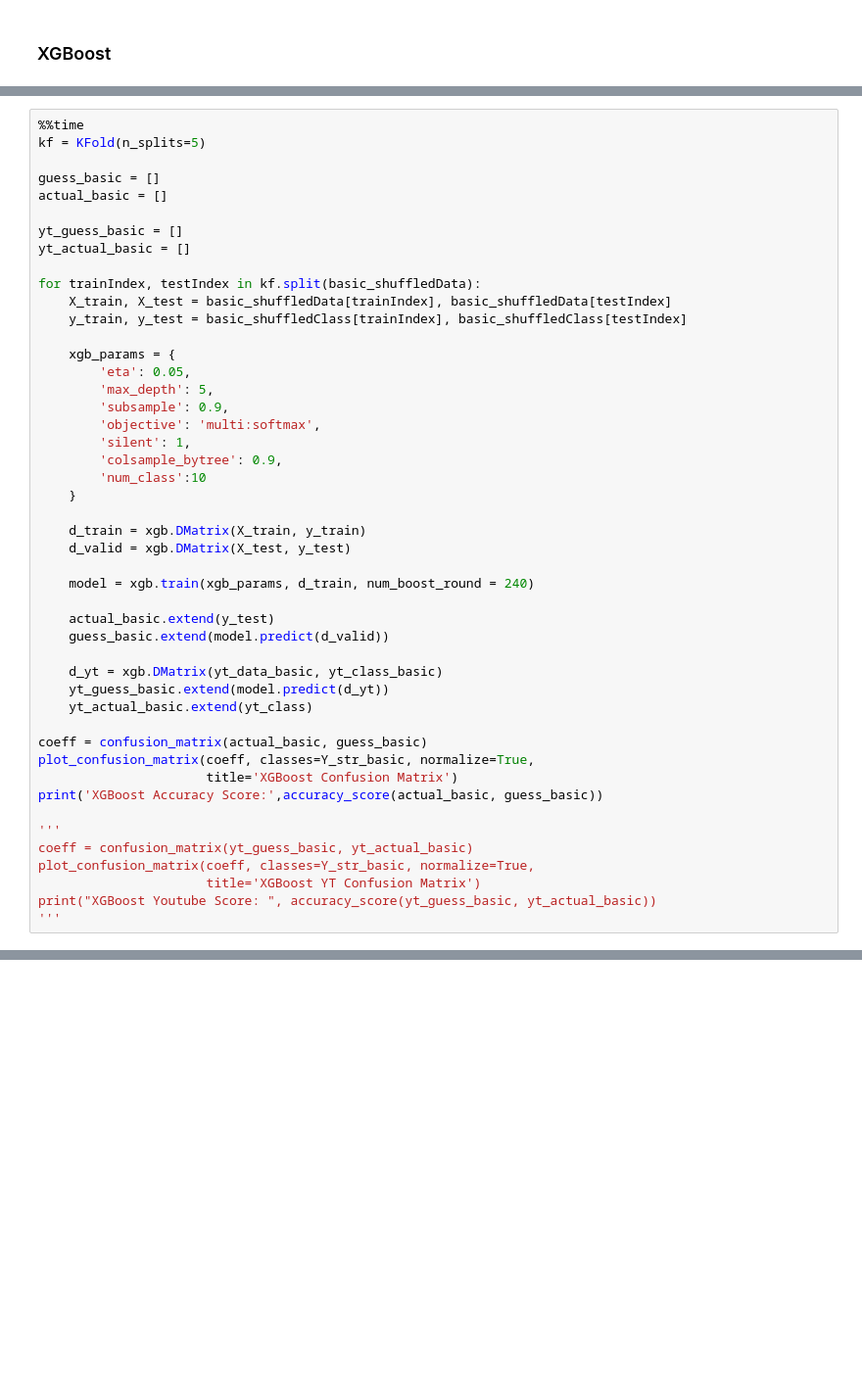
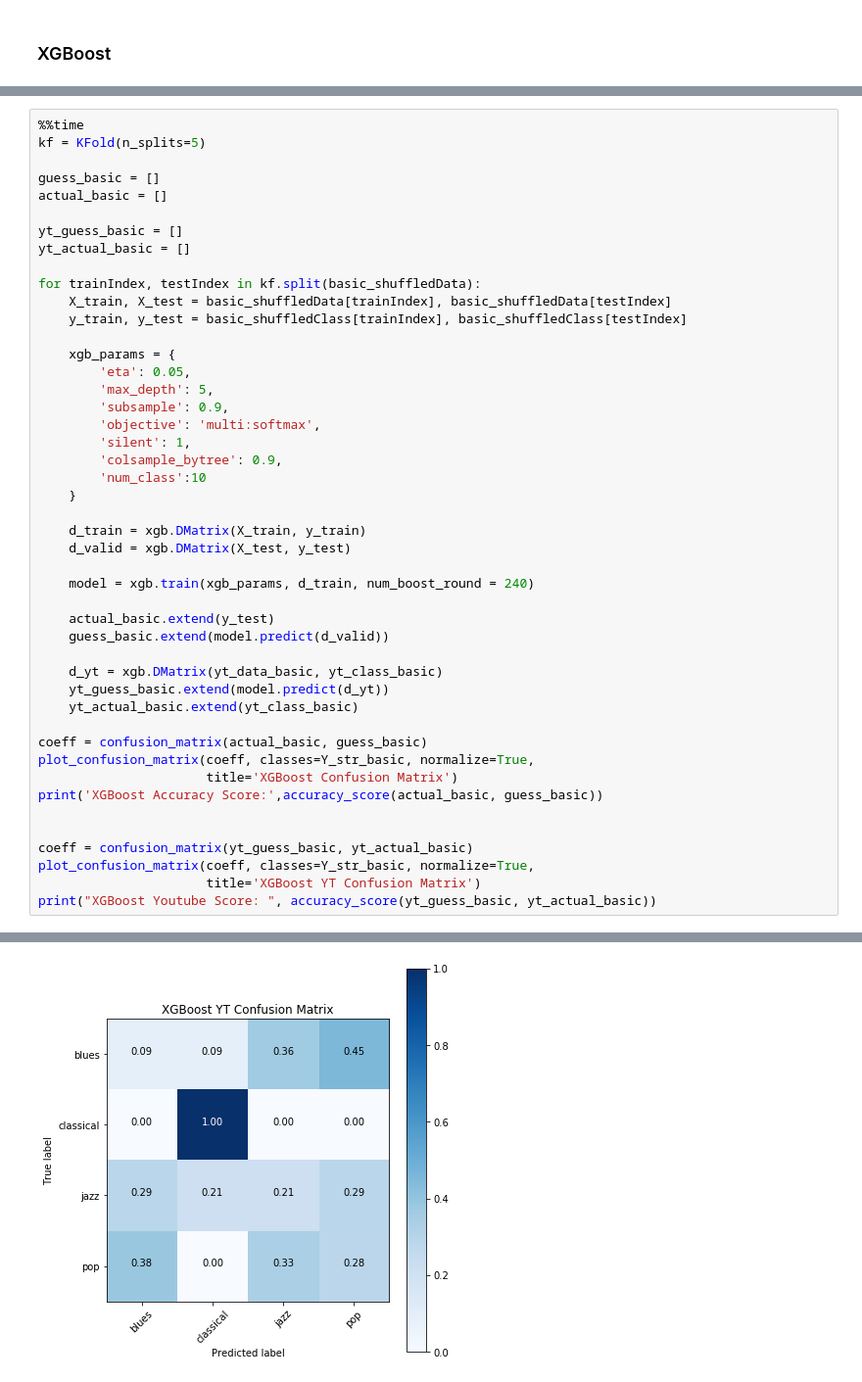
Before and after one commit to GTU-Projects/CSE455_MachineLearning_2018, a Jupyter notebook: Final_MusicClassification/music_classfication.ipynb, the cells around one changed output, grey strips where cells are left out. Shown at 98% size. Cells and saved outputs as stored; diff of their text form; blank space fills up the shorter version.

```diff
--- a/Final_MusicClassification/music_classfication.ipynb
+++ b/Final_MusicClassification/music_classfication.ipynb
@@ -684,17 +694,16 @@ for trainIndex, testIndex in kf.split(basic_shuffledData):
 
     d_yt = xgb.DMatrix(yt_data_basic, yt_class_basic)
     yt_guess_basic.extend(model.predict(d_yt))
-    yt_actual_basic.extend(yt_class)
+    yt_actual_basic.extend(yt_class_basic)
 
 coeff = confusion_matrix(actual_basic, guess_basic)
 plot_confusion_matrix(coeff, classes=Y_str_basic, normalize=True,
                       title='XGBoost Confusion Matrix')
 print('XGBoost Accuracy Score:',accuracy_score(actual_basic, guess_basic))
 
-'''
+
 coeff = confusion_matrix(yt_guess_basic, yt_actual_basic)
 plot_confusion_matrix(coeff, classes=Y_str_basic, normalize=True,
                       title='XGBoost YT Confusion Matrix')
 print("XGBoost Youtube Score: ", accuracy_score(yt_guess_basic, yt_actual_basic))
-'''
 # %% [output]
@@ -704,4 +714,5 @@ Wall time: 31.6 s
 [figure]
+[figure, added]
 # %%
 # run garbage collector manually
 gc.collect()
```
Also changed, not shown: parts of 13 cells of this notebook.
